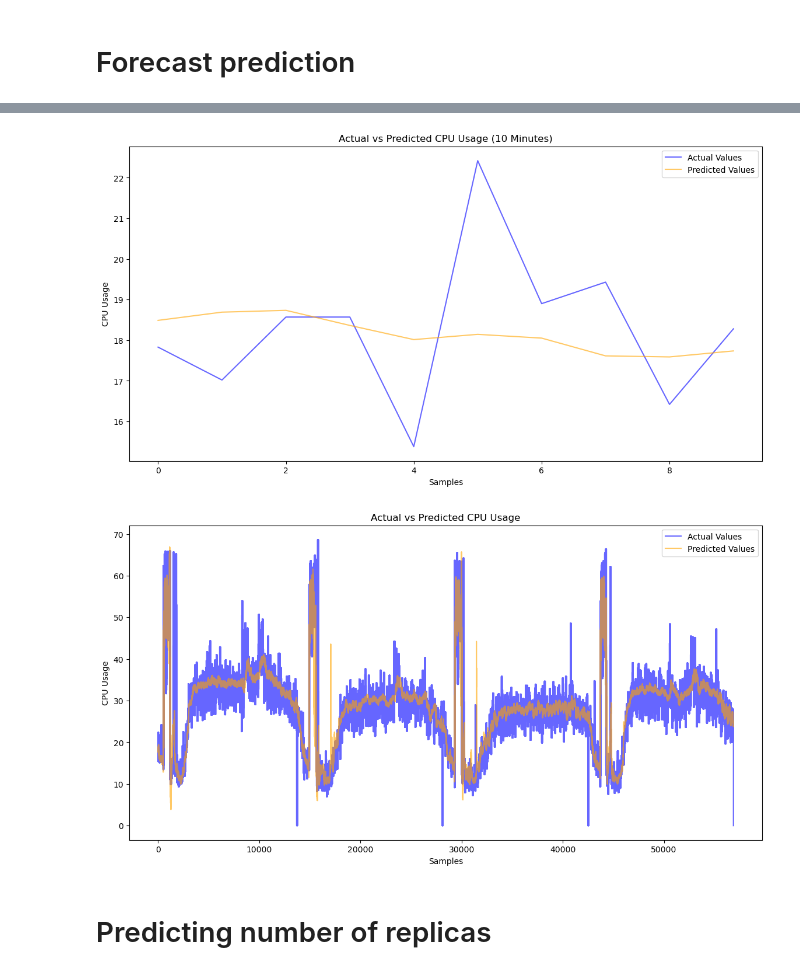
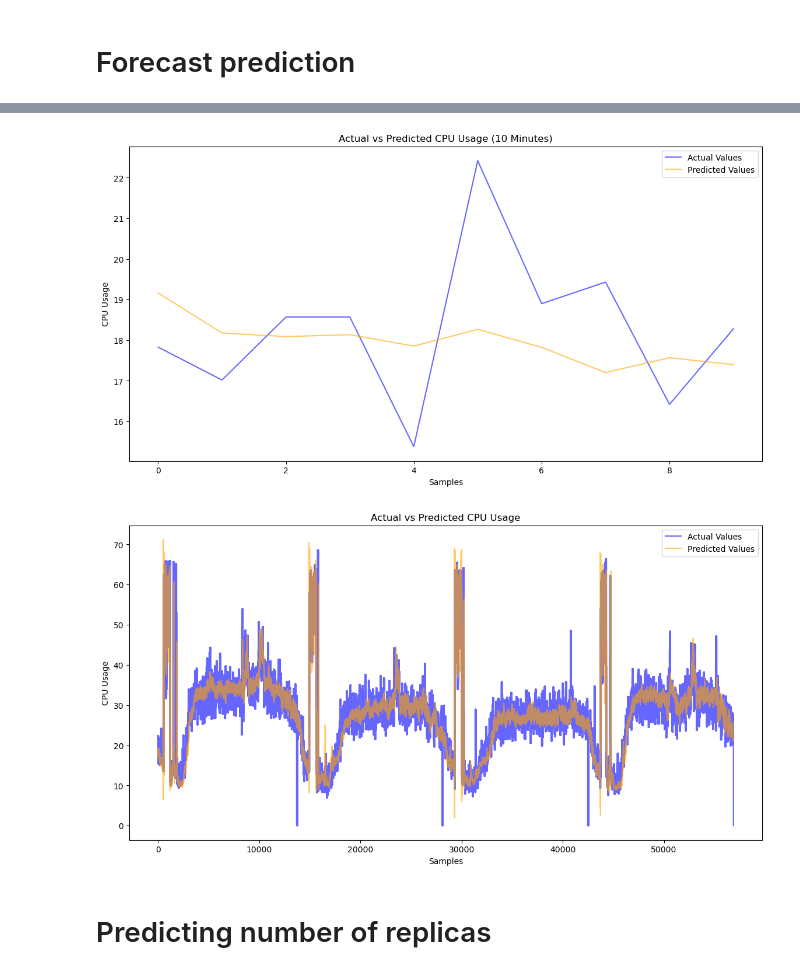
Before and after one commit to BrandonStreets-Mcleod/dissertation-test-code, a Jupyter notebook: Python/forecasting-model-test.ipynb, the cells around one changed output, grey strips where cells are left out. Drawn from its saved outputs; the diff is of its cells as text; code cells hidden in the pictures.

```diff
--- a/Python/forecasting-model-test.ipynb
+++ b/Python/forecasting-model-test.ipynb
@@ -232,29 +219,34 @@ y_test_all = np.concatenate(y_test_all, axis=0)
 print("Train shapes:", X_train_all.shape, y_train_all.shape)
 print("Test shapes:", X_test_all.shape, y_test_all.shape)
 
-# Build the LSTM model
+# Build the enhanced CNN-LSTM model
 lstm_model = Sequential()
-# Convolutional layer to capture local patterns
-lstm_model.add(Conv1D(filters=120, kernel_size=2, activation='relu', input_shape=(X_train_all.shape[1], X_train_all.shape[2])))
-lstm_model.add(Conv1D(filters=60, kernel_size=2, activation='relu'))
+# LSTM layers
+lstm_model.add(LSTM(units=250, return_sequences=True))
+lstm_model.add(Dropout(0.3))
+lstm_model.add(LSTM(units=100, return_sequences=True))
+lstm_model.add(Dropout(0.3))
+lstm_model.add(LSTM(units=50, return_sequences=False))
+# CNN layers
+lstm_model.add(Conv1D(filters=240, kernel_size=3, activation='relu', input_shape=(X_train_all.shape[1], X_train_all.shape[2])))
+lstm_model.add(BatchNormalization())  # Normalize activations
+lstm_model.add(Conv1D(filters=120, kernel_size=3, activation='relu'))
+lstm_model.add(BatchNormalization())  # Normalize activations
 lstm_model.add(MaxPooling1D(pool_size=2))
-lstm_model.add(LSTM(units=250, return_sequences=True))
-lstm_model.add(Dropout(0.2))
-lstm_model.add(LSTM(units=100, return_sequences=True))
-lstm_model.add(Dropout(0.2))
-lstm_model.add(LSTM(units=50, return_sequences=False))
-lstm_model.add(Dropout(0.2))
+
+# Output layer (multi-step prediction)
 lstm_model.add(Dense(prediction_horizon))
 
 # Early stopping and model checkpointing
-early_stopping = EarlyStopping(monitor='val_loss', patience=3, restore_best_weights=True)
-model_checkpoint = ModelCheckpoint('best_model.hdf5', monitor='val_loss', verbose=1, save_best_only=True, mode='min')
-
-# Compile the model
-lstm_model.compile(optimizer='adam', loss='mse')
-
+early_stopping = EarlyStopping(monitor='val_loss', patience=5, restore_best_weights=True)
+model_checkpoint = ModelCheckpoint('best_model_test.hdf5', monitor='val_loss', save_best_only=True, mode='min')
+# Learning rate reduction callback
+reduce_lr = ReduceLROnPlateau(monitor='val_loss', factor=0.5, patience=3, min_lr=1e-6)
+lstm_model.compile(optimizer="adam", loss='huber_loss')  # Use Huber loss to reduce outliers' impact
+lstm_model.summary()
 # Train the model
-history = lstm_model.fit(X_train_all, y_train_all, epochs=30, batch_size=64, validation_data=(X_test_all, y_test_all), verbose=1, callbacks=[early_stopping, model_checkpoint])
+history = lstm_model.fit(X_train_all, y_train_all, epochs=50, batch_size=64, validation_data=(X_test_all, y_test_all),
+                         verbose=1, callbacks=[early_stopping, model_checkpoint, reduce_lr])
 
 mse_lstm = lstm_model.evaluate(X_test_all, y_test_all)
 rmse_lstm = np.sqrt(mse_lstm)
@@ -311,6 +316,10 @@ plt.ylabel('CPU Usage')
 plt.legend()
 plt.show()
 
+mse_lstm = mean_squared_error(y_test_unscaled, y_pred_unscaled)
+rmse_lstm = np.sqrt(mse_lstm)
+
+print(f"RMSE: {rmse_lstm}, MSE: {mse_lstm}")
 # Plotting Actual vs Predicted values
 y_test_rescaled_flat = y_test_unscaled.flatten()
 predictions_rescaled_flat = y_pred_unscaled.flatten()
@@ -322,4 +331,6 @@ plt.xlabel('Samples')
 plt.ylabel('CPU Usage')
 plt.legend()
 plt.show()
+# BEST MODEL (best_model.hdf5): RMSE: 1.874064941651963, MSE: 3.5121194055289755
+# ADDED: Flipped order so LSTM then CNN, Add HMM to feature set
 # %% [output]
@@ -328,5 +339,5 @@ RMSE: 1.8492158369197051, MSE: 3.419599211514645
-[figure, old version]
+[figure, new version]
-[figure, old version]
+[figure, new version]
 # %% [markdown]
 # Predicting number of replicas
 # %%
```
Also changed, not shown: parts of 6 cells of this notebook, 4 other files.
